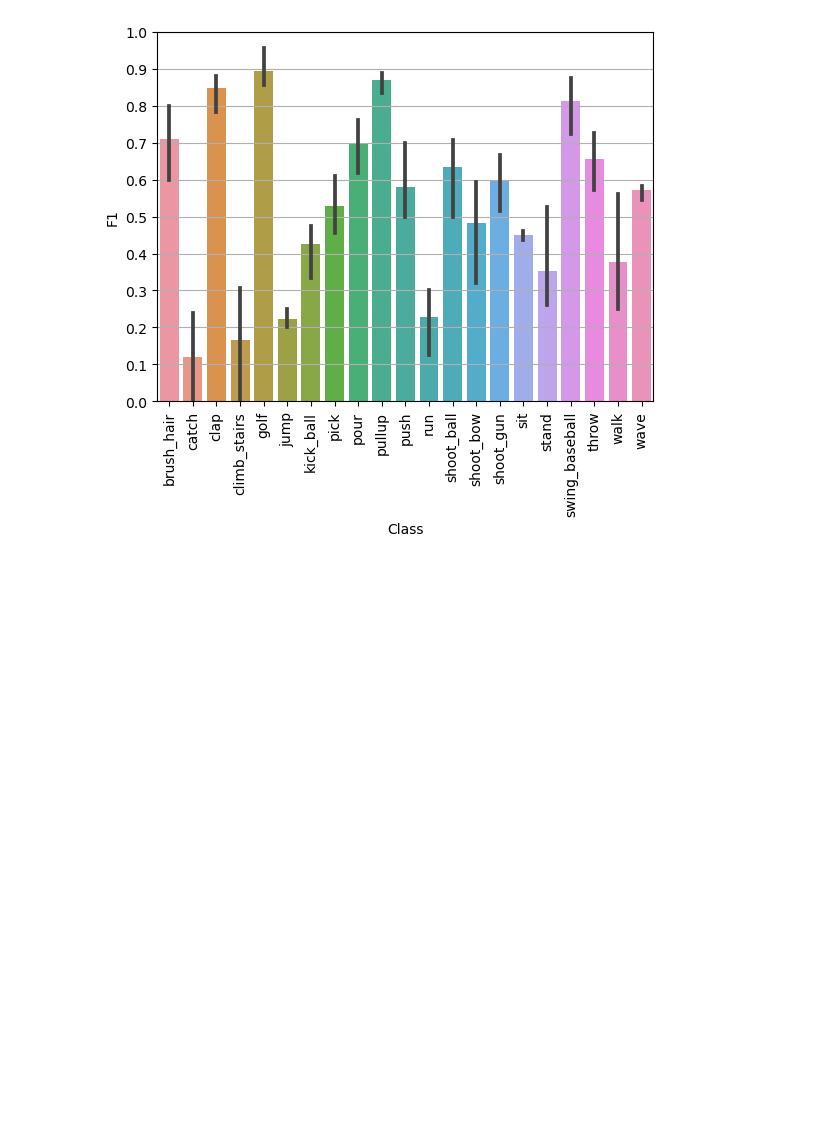
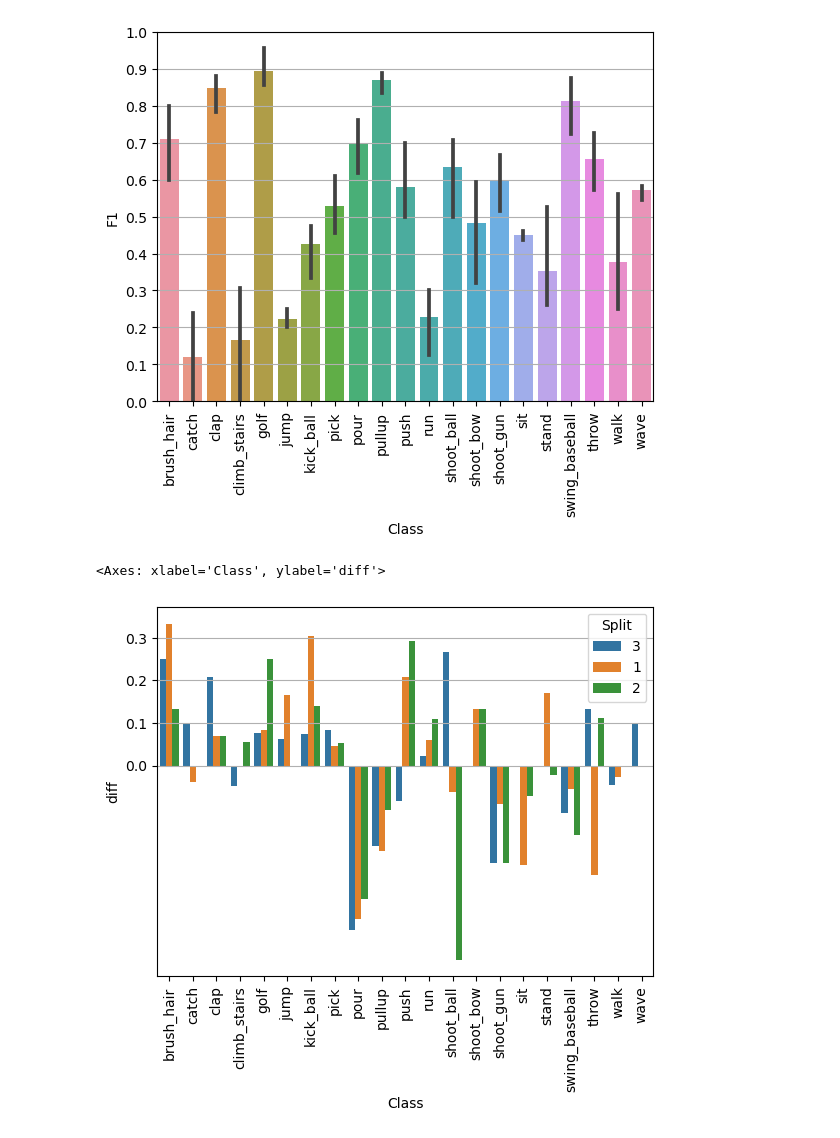
Before and after one commit to NickFleece/Thesis, a Jupyter notebook: skeleton-action-recognition/jhmdb/eval_models.ipynb, the cells around one changed output. Cells and saved outputs as stored; diff of their text form; code cells hidden in the pictures; blank space fills up the shorter version.

```diff
--- a/skeleton-action-recognition/jhmdb/eval_models.ipynb
+++ b/skeleton-action-recognition/jhmdb/eval_models.ipynb
@@ -297,3 +317,13 @@ sns.barplot(data=class_acc_df, x='Class', y='F1')
 # %% [output]
 <Axes: xlabel='Class', ylabel='F1'>
 [figure]
+# %%
+plt.figure()
+plt.grid()
+plt.yticks(ticks=np.arange(0,1.1,0.1))
+plt.xticks(rotation=90)
+# plt.ylim(0,1)
+sns.barplot(data=class_acc_df, x='Class', y='diff', hue='Split')
+# %% [output]
+<Axes: xlabel='Class', ylabel='diff'>
+[figure, added]
```
Also changed, not shown: parts of 3 cells of this notebook, 3 other files.
